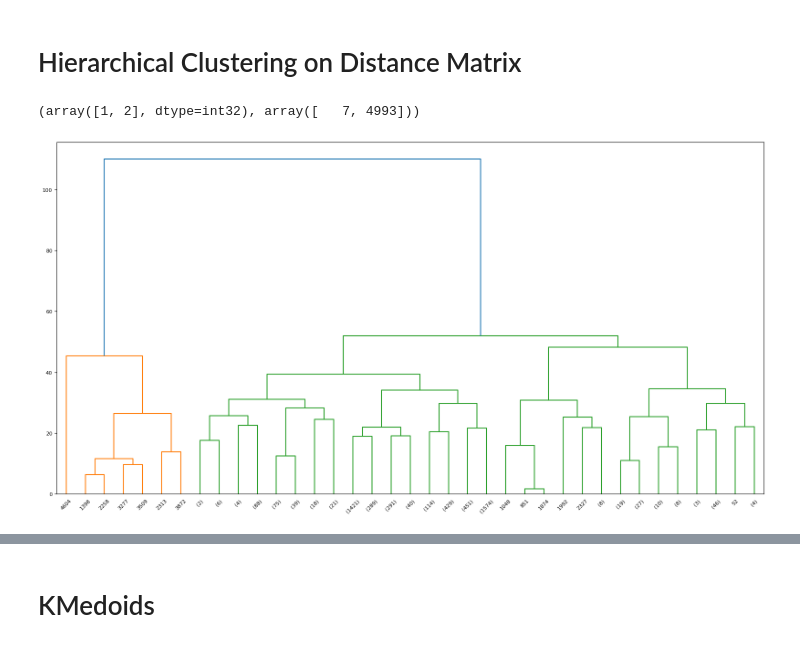
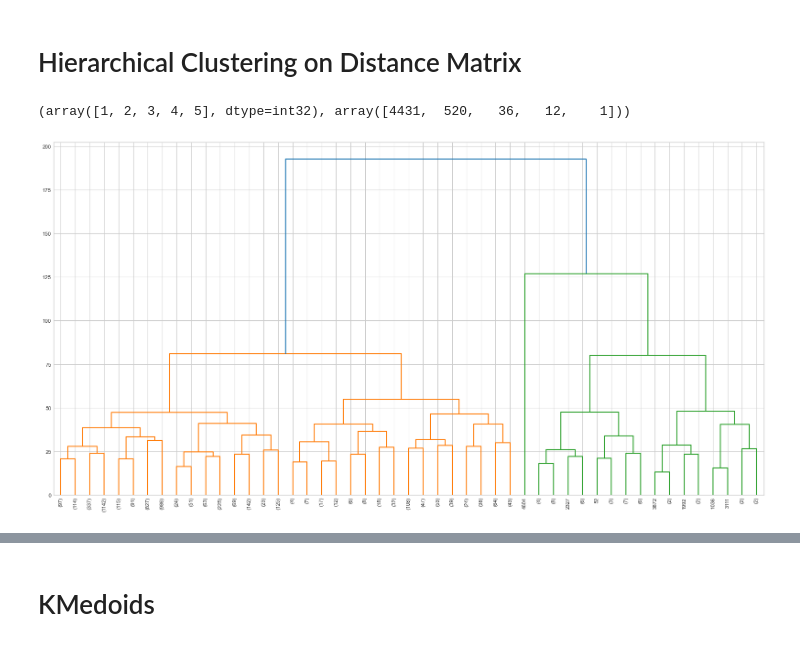
Before and after one commit to karlfindhansen/Non-Euclidean-Distances-in-Molecular-Representation, a Jupyter notebook: notebooks/Materials Project/clustering/euclidean/descriptors/mace.ipynb, the cells around one changed output, grey strips where cells are left out. Drawn from its saved outputs; the diff is of its cells as text; code cells hidden in the pictures.

```diff
--- a/notebooks/Materials Project/clustering/euclidean/descriptors/mace.ipynb
+++ b/notebooks/Materials Project/clustering/euclidean/descriptors/mace.ipynb
@@ -15,4 +16,4 @@ from src.helper_functions import create_chemiscope_viewer, plot_distance_matrix_
 # %%
-mp = MaterialsProject(limit=5000, sampling_strategy="stratified", stratify_on=["band_gap", "energy_above_hull"], add_mace=True)
+mp = MaterialsProject(limit=5000, sampling_strategy="stratified", stratify_on=["band_gap", "energy_above_hull"], descriptors=["mace"])
 df = mp.load()
 # %% [output]
@@ -38,6 +42,5 @@ dist_matrix = mp.get_distance_matrix(
     descriptor="mace",
     dist_type="euclidean",
     force_calculate=True,
-    pca_components=4,
 )
 # %% [output]
@@ -49,15 +49,15 @@ dist_matrix = mp.get_distance_matrix(
 # %% [markdown]
 # Hierarchical Clustering on Distance Matrix
 # %%
-link = linkage(dist_matrix, method='average')
+link = linkage(dist_matrix, method='complete')
 plt.figure(figsize=(20,10))
 dendrogram(link, p=5, truncate_mode='level')
-labels_hier = fcluster(link, t=60, criterion='distance')
+labels_hier = fcluster(link, t=70, criterion='distance')
 df = df.with_columns(labels_hier=labels_hier)
 print(np.unique(labels_hier, return_counts=True))
 # %% [output]
-(array([1, 2], dtype=int32), array([   7, 4993]))
+(array([1, 2, 3, 4, 5], dtype=int32), array([4431,  520,   36,   12,    1]))
-[figure, old version]
+[figure, new version]
 # %%
 d = average_numeric_by_cluster(df, "labels_hier")
 # %% [output]
```
Also changed, not shown: parts of 18 cells of this notebook, 18 other files.
